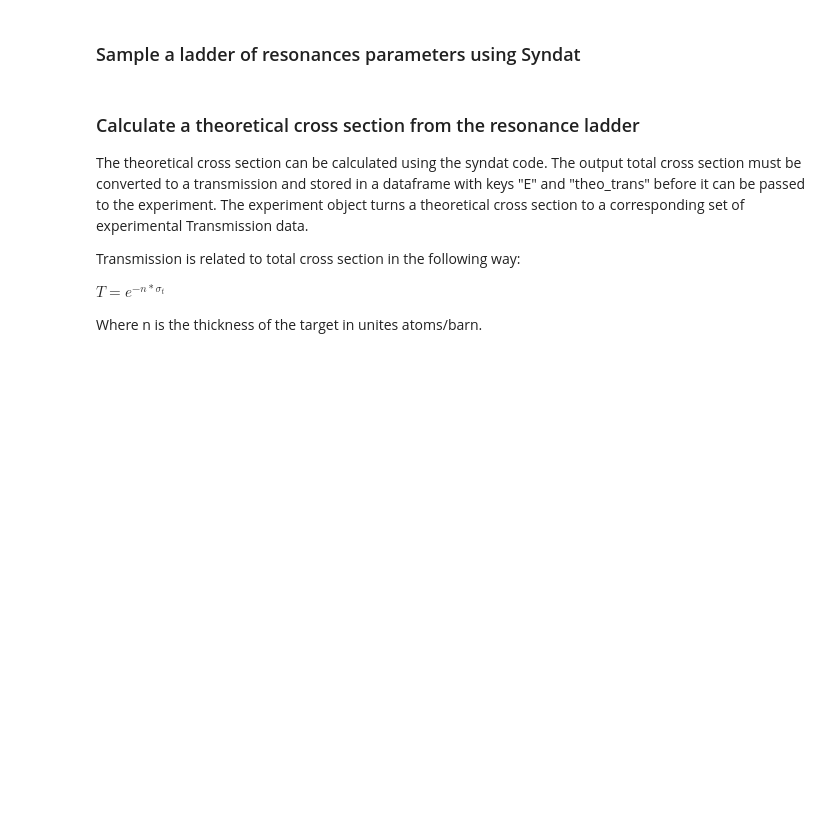
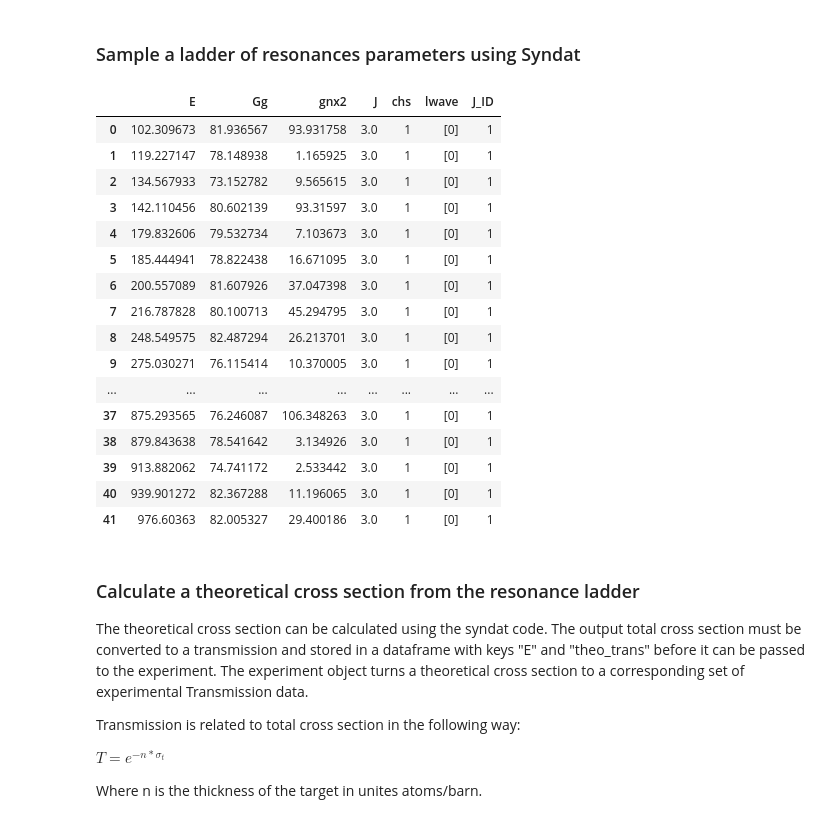
Before and after one commit to Naww137/Syndat, a Jupyter notebook: examples/GenerateData_UserExample.ipynb, the cells around one changed output. Cells and saved outputs as stored; diff of their text form; code cells hidden in the pictures; blank space fills up the shorter version.

```diff
--- a/examples/GenerateData_UserExample.ipynb
+++ b/examples/GenerateData_UserExample.ipynb
@@ -99,9 +99,27 @@ average_parameters = pd.DataFrame({ 'dE'    :   {'3.0':20.0, '4.0':15.0, '-4.0':
 # %%
 
 resonance_ladder = Ta_pair.sample_resonance_ladder(energy_grid, spin_groups, average_parameters)
 
 # # look at your resonance ladder
-# resonance_ladder
+resonance_ladder
+# %% [output]
+|  | E | Gg | gnx2 | J | chs | lwave | J_ID |
+| 0 | 102.309673 | 81.936567 | 93.931758 | 3.0 | 1 | [0] | 1 |
+| 1 | 119.227147 | 78.148938 | 1.165925 | 3.0 | 1 | [0] | 1 |
+| 2 | 134.567933 | 73.152782 | 9.565615 | 3.0 | 1 | [0] | 1 |
+| 3 | 142.110456 | 80.602139 | 93.31597 | 3.0 | 1 | [0] | 1 |
+| 4 | 179.832606 | 79.532734 | 7.103673 | 3.0 | 1 | [0] | 1 |
+| 5 | 185.444941 | 78.822438 | 16.671095 | 3.0 | 1 | [0] | 1 |
+| 6 | 200.557089 | 81.607926 | 37.047398 | 3.0 | 1 | [0] | 1 |
+| 7 | 216.787828 | 80.100713 | 45.294795 | 3.0 | 1 | [0] | 1 |
+| 8 | 248.549575 | 82.487294 | 26.213701 | 3.0 | 1 | [0] | 1 |
+| 9 | 275.030271 | 76.115414 | 10.370005 | 3.0 | 1 | [0] | 1 |
+| ... | ... | ... | ... | ... | ... | ... | ... |
+| 37 | 875.293565 | 76.246087 | 106.348263 | 3.0 | 1 | [0] | 1 |
+| 38 | 879.843638 | 78.541642 | 3.134926 | 3.0 | 1 | [0] | 1 |
+| 39 | 913.882062 | 74.741172 | 2.533442 | 3.0 | 1 | [0] | 1 |
+| 40 | 939.901272 | 82.367288 | 11.196065 | 3.0 | 1 | [0] | 1 |
+| 41 | 976.60363 | 82.005327 | 29.400186 | 3.0 | 1 | [0] | 1 |
 # %% [markdown]
 ### Calculate a theoretical cross section from the resonance ladder
 
```
Also changed, not shown: parts of 6 cells of this notebook.
